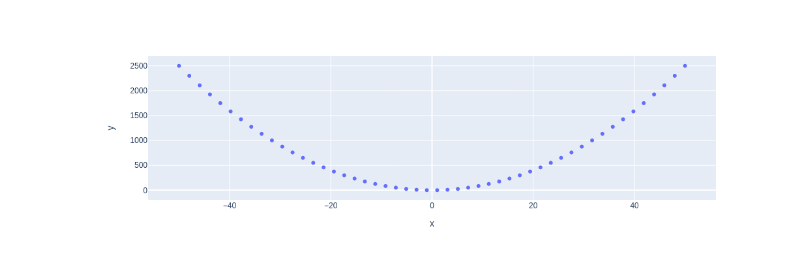
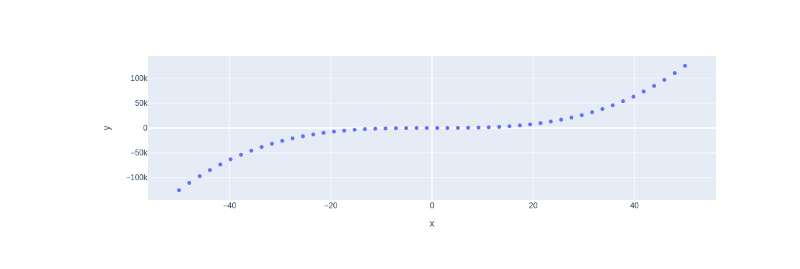
Before and after one commit to kavishirrinki/my-notebooks-repo, a Jupyter notebook: experiment1.ipynb, the cells around one changed output. Cells and saved outputs as stored; diff of their text form; code cells hidden in the pictures.

```diff
--- a/experiment1.ipynb
+++ b/experiment1.ipynb
@@ -6,7 +6,7 @@ import plotly.express as px
 x = np.linspace(start=-50, stop=50)
 
 # y-axis data points
-y = x ** 2
+y = x ** 3
 
 # define the plot
 fig = px.scatter(x=x, y=y)
@@ -17 +16 @@ fig.show()
-[figure, old version]
+[figure, new version]
```
Also changed, not shown: parts of 1 cell of this notebook.
